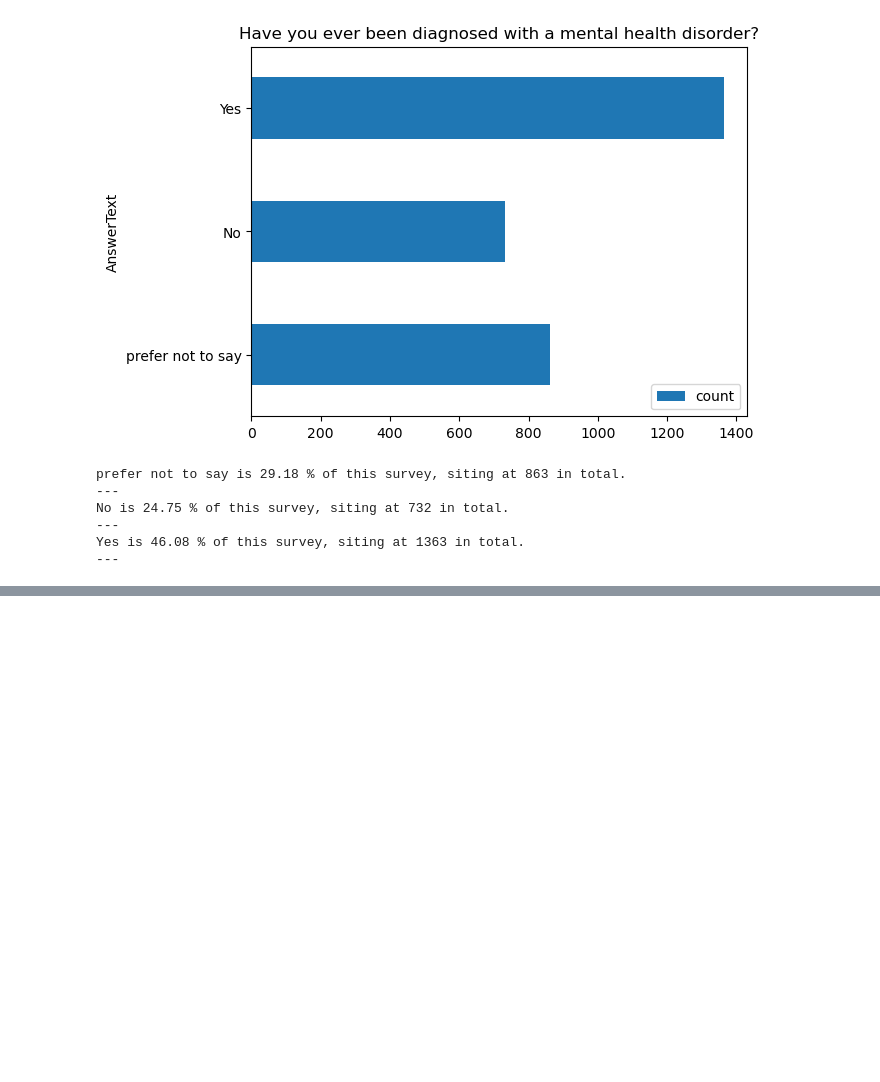
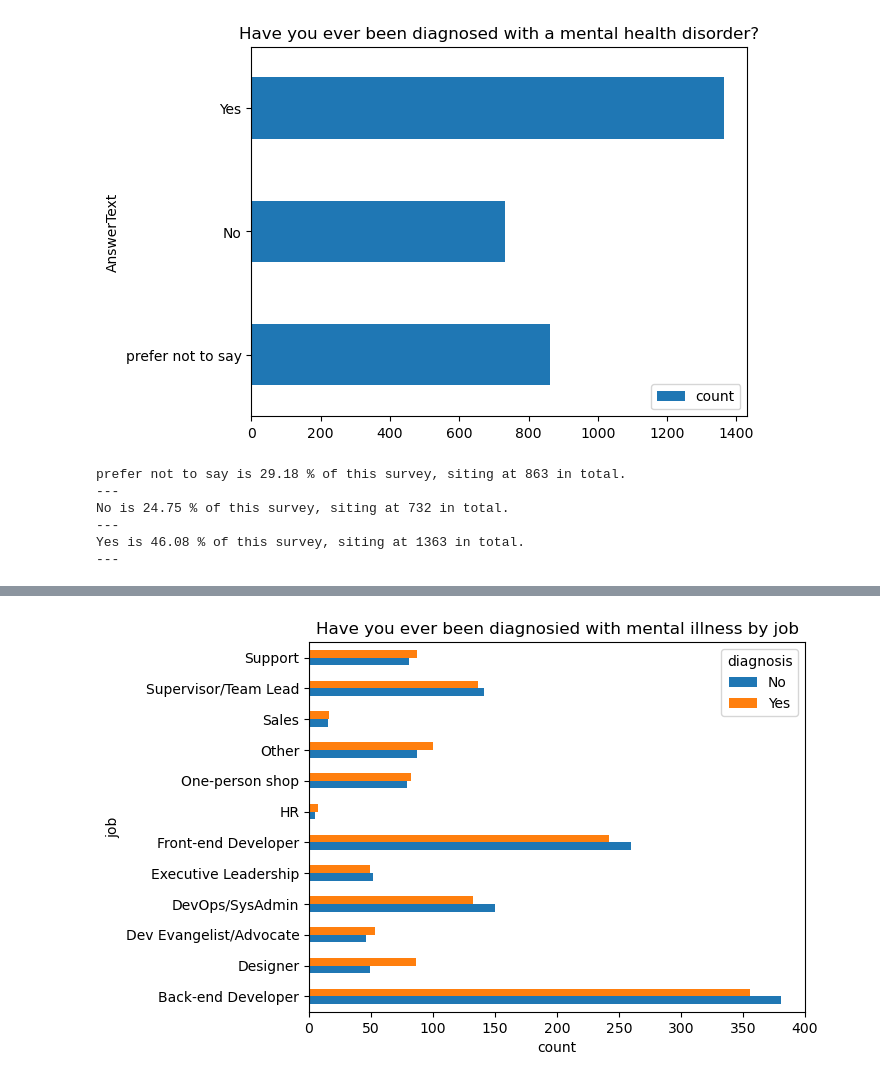
Before and after one commit to Djohnson1313/mental_health_sql, a Jupyter notebook: mental_health_analysis.ipynb, the cells around one changed output, grey strips where cells are left out. Drawn from its saved outputs; the diff is of its cells as text; code cells hidden in the pictures; blank space fills up the shorter version.

```diff
--- a/mental_health_analysis.ipynb
+++ b/mental_health_analysis.ipynb
@@ -665,0 +821,9 @@ Yes is 46.08 % of this survey, siting at 1363 in total.
+# %%
+work_diagnosis = pd.read_sql('''
+select a1.answertext as job, a2.answertext as diagnosis
+from answer as a1
+left join answer as a2
+on a1.userid = a2.userid
+where a1.questionid = 117 and
+a2.questionid = 34
+''',conn)
@@ -665,0 +850,11 @@ Yes is 46.08 % of this survey, siting at 1363 in total.
+# %%
+counts_j = work_diagnosis.groupby(['job', 'diagnosis']).size().unstack(fill_value = 0)
+# %%
+fig, ax = plt.subplots()
+
+counts_j.plot(kind = 'barh', stacked = False, ax = ax)
+ax.set_title('Have you ever been diagnosied with mental illness by job')
+ax.set_xlabel('count')
+plt.show();
+# %% [output]
+[figure, added]
```
Also changed, not shown: parts of 25 cells of this notebook.
